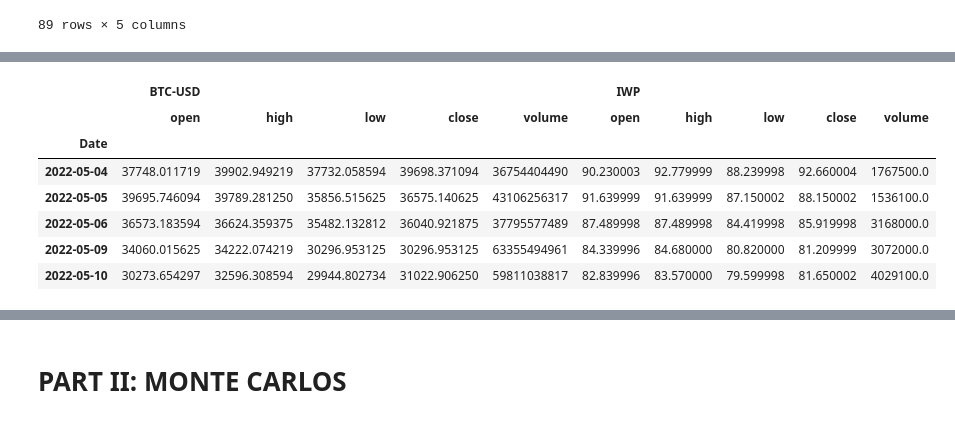
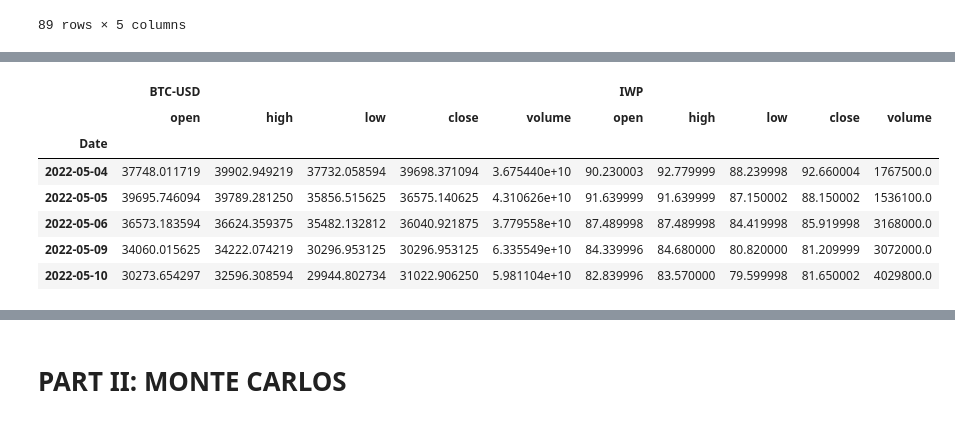
Before and after one commit to ellenicoleroberts/Crypto_SP500_Analysis, a Jupyter notebook: MonteCarlos22.ipynb, the cells around one changed output, grey strips where cells are left out. Drawn from its saved outputs; the diff is of its cells as text; code cells hidden in the pictures.

```diff
--- a/MonteCarlos22.ipynb
+++ b/MonteCarlos22.ipynb
@@ -18,6 +18,7 @@ ticker2 = ["IWP"]  #iShares Russell Mid-Cap GROWTH ETF, a midcap growth fund. Ch
 ticker3 = ["IWS"]  #iShares Russell Mid-Cap VALUE ETF, a midcap value fund. Chose midcap to factor out size.
 ticker4 = ["MGC"]   #Vanguard Mega Cap ETF, a fund with LARGE CAPS only to feature size (large cap end of the spectrum).
 ticker5 = ["IWC"]  #iShares Micro-Cap ETF, a fund with SMALL CAPS only to feature size (small cap end of the spectrum).
+ticker6 = ["SPY"]
 # %%
 # Get BTC closing prices
 
@@ -299,3 +300,6 @@ iwc_only_prices
 | 2022-05-09 | 111.860001 | 112.070000 | 108.129997 | 108.699997 | 61600.0 |
 | 2022-05-10 | 110.629997 | 111.050003 | 106.879997 | 108.820000 | 57400.0 |
 89 rows × 5 columns
+# %%
+spy_prices = reader.get_data_yahoo(ticker6, start, end)
+display(spy_prices.head())
@@ -301,0 +315,3 @@ iwc_only_prices
+# %%
+spy_prices.columns = ["adj close", "close", "high", "low", "open", "volume"]
+spy_prices.head()
@@ -301,0 +326,4 @@ iwc_only_prices
+# %%
+spy_prices = spy_prices[["open", "high", "low", "close", "volume", "adj close"]]
+spy_prices.drop(columns="adj close", axis=1, inplace=True)
+spy_prices.head()
@@ -302,28 +357,31 @@ iwc_only_prices
 # %%
 # Concatenate the ticker DataFrames
 prices_btc_iwp = pd.concat([btc_prices, iwp_prices], axis=1, keys=["BTC-USD", "IWP"])
 prices_btc_iws = pd.concat([btc_prices, iws_prices], axis=1, keys=["BTC-USD", "IWS"])
 prices_btc_mgc = pd.concat([btc_prices, mgc_prices], axis=1, keys=["BTC-USD", "MGC"])
 prices_btc_iwc = pd.concat([btc_prices, iwc_prices], axis=1, keys=["BTC-USD", "IWC"])
+prices_btc_spy = pd.concat([btc_prices, spy_prices], axis=1, keys=["BTC-USD", "SPY"])
 
 prices_btc_iwp = prices_btc_iwp.dropna()
 prices_btc_iws = prices_btc_iws.dropna()
 prices_btc_mgc = prices_btc_mgc.dropna()
 prices_btc_iwc = prices_btc_iwc.dropna()
+prices_btc_spy = prices_btc_spy.dropna()
 
 display(prices_btc_iwp.tail())
 display(prices_btc_iws.tail())
 display(prices_btc_mgc.tail())
-prices_btc_iwc.tail()
+display(prices_btc_iwc.tail())
+prices_btc_spy.tail()
 # %% [output]
 |  | BTC-USD |  |  |  |  | IWP |  |  |  |  |
 |  | open | high | low | close | volume | open | high | low | close | volume |
 | Date |  |  |  |  |  |  |  |  |  |  |
-| 2022-05-04 | 37748.011719 | 39902.949219 | 37732.058594 | 39698.371094 | 36754404490 | 90.230003 | 92.779999 | 88.239998 | 92.660004 | 1767500.0 |
-| 2022-05-05 | 39695.746094 | 39789.281250 | 35856.515625 | 36575.140625 | 43106256317 | 91.639999 | 91.639999 | 87.150002 | 88.150002 | 1536100.0 |
-| 2022-05-06 | 36573.183594 | 36624.359375 | 35482.132812 | 36040.921875 | 37795577489 | 87.489998 | 87.489998 | 84.419998 | 85.919998 | 3168000.0 |
-| 2022-05-09 | 34060.015625 | 34222.074219 | 30296.953125 | 30296.953125 | 63355494961 | 84.339996 | 84.680000 | 80.820000 | 81.209999 | 3072000.0 |
-| 2022-05-10 | 30273.654297 | 32596.308594 | 29944.802734 | 31022.906250 | 59811038817 | 82.839996 | 83.570000 | 79.599998 | 81.650002 | 4029100.0 |
+| 2022-05-04 | 37748.011719 | 39902.949219 | 37732.058594 | 39698.371094 | 3.675440e+10 | 90.230003 | 92.779999 | 88.239998 | 92.660004 | 1767500.0 |
+| 2022-05-05 | 39695.746094 | 39789.281250 | 35856.515625 | 36575.140625 | 4.310626e+10 | 91.639999 | 91.639999 | 87.150002 | 88.150002 | 1536100.0 |
+| 2022-05-06 | 36573.183594 | 36624.359375 | 35482.132812 | 36040.921875 | 3.779558e+10 | 87.489998 | 87.489998 | 84.419998 | 85.919998 | 3168000.0 |
+| 2022-05-09 | 34060.015625 | 34222.074219 | 30296.953125 | 30296.953125 | 6.335549e+10 | 84.339996 | 84.680000 | 80.820000 | 81.209999 | 3072000.0 |
+| 2022-05-10 | 30273.654297 | 32596.308594 | 29944.802734 | 31022.906250 | 5.981104e+10 | 82.839996 | 83.570000 | 79.599998 | 81.650002 | 4029800.0 |
 |  | BTC-USD |  |  |  |  | IWS |  |  |  |  |
 |  | open | high | low | close | volume | open | high | low | close | volume |
 | Date |  |  |  |  |  |  |  |  |  |  |
```
Also changed, not shown: parts of 49 cells of this notebook, 2 other files.
